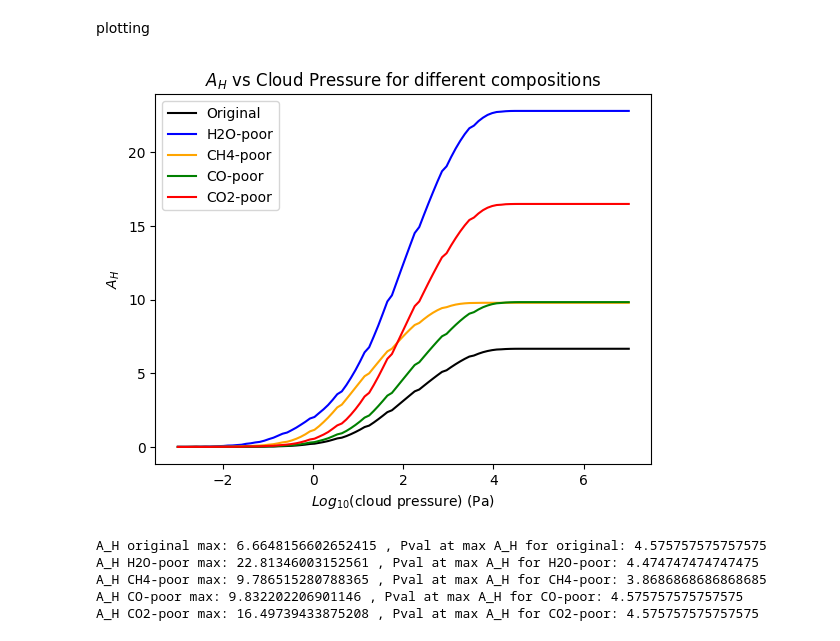
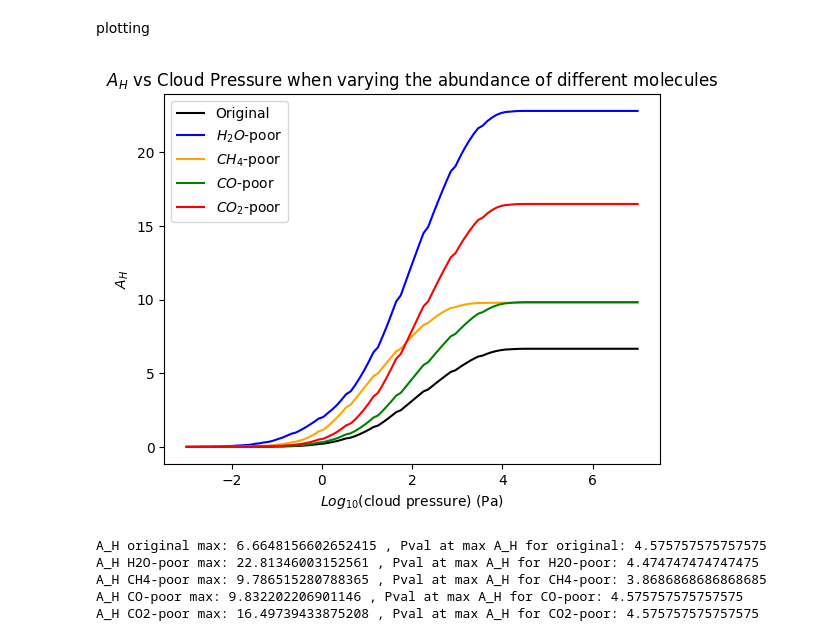
Before and after one commit to JackDavidMaher/Group-Studies---Exoplanets, a Jupyter notebook: Notebooks/Evelyn.ipynb, the cells around one changed output. Cells and saved outputs as stored; diff of their text form; code cells hidden in the pictures.

Commit message:
last graphs (I hope)

```diff
--- a/Notebooks/Evelyn.ipynb
+++ b/Notebooks/Evelyn.ipynb
@@ -1531,23 +1531,23 @@ plotting
 # %%
 # plt.plot(np.log10(pval_original), A_H_original, linestyle='-', color='black', label="Original", marker='*')
 # plt.plot(np.log10(pval_H2O), A_H_H2O, linestyle='-', color='blue', label="H2O-poor", marker='+')
 # plt.plot(np.log10(pval_CH4), A_H_CH4, linestyle='-', color='orange', label="CH4-poor", marker='x')
 # plt.plot(np.log10(pval_CO), A_H_CO, linestyle='-', color='green', label="CO-poor", marker='1')
 # plt.plot(np.log10(pval_CO2), A_H_CO2, linestyle='-', color='red', label="CO2-poor", marker='^')
 
 plt.plot(np.log10(pval_original), A_H_original, linestyle='-', color='black', label="Original")
-plt.plot(np.log10(pval_H2O), A_H_H2O, linestyle='-', color='blue', label="H2O-poor")
-plt.plot(np.log10(pval_CH4), A_H_CH4, linestyle='-', color='orange', label="CH4-poor")
-plt.plot(np.log10(pval_CO), A_H_CO, linestyle='-', color='green', label="CO-poor")
-plt.plot(np.log10(pval_CO2), A_H_CO2, linestyle='-', color='red', label="CO2-poor")
+plt.plot(np.log10(pval_H2O), A_H_H2O, linestyle='-', color='blue', label="$H_{2}O$-poor")
+plt.plot(np.log10(pval_CH4), A_H_CH4, linestyle='-', color='orange', label="$CH_{4}$-poor")
+plt.plot(np.log10(pval_CO), A_H_CO, linestyle='-', color='green', label="$CO$-poor")
+plt.plot(np.log10(pval_CO2), A_H_CO2, linestyle='-', color='red', label="$CO_{2}$-poor")
 
 plt.xlabel('$Log_{10}$(cloud pressure) (Pa)')
 plt.ylabel("$A_{H}$")
-plt.title('$A_{H}$ vs Cloud Pressure for different compositions')
+plt.title('$A_{H}$ vs Cloud Pressure when varying the abundance of different molecules')
 plt.legend()
 plt.show()
 # %% [output]
-[figure, old version]
+[figure, new version]
 # %%
 max_index = np.argmax(A_H_original)
 pval_at_max_AH = pval_original[max_index]
```
Also changed, not shown: 2 other files.
